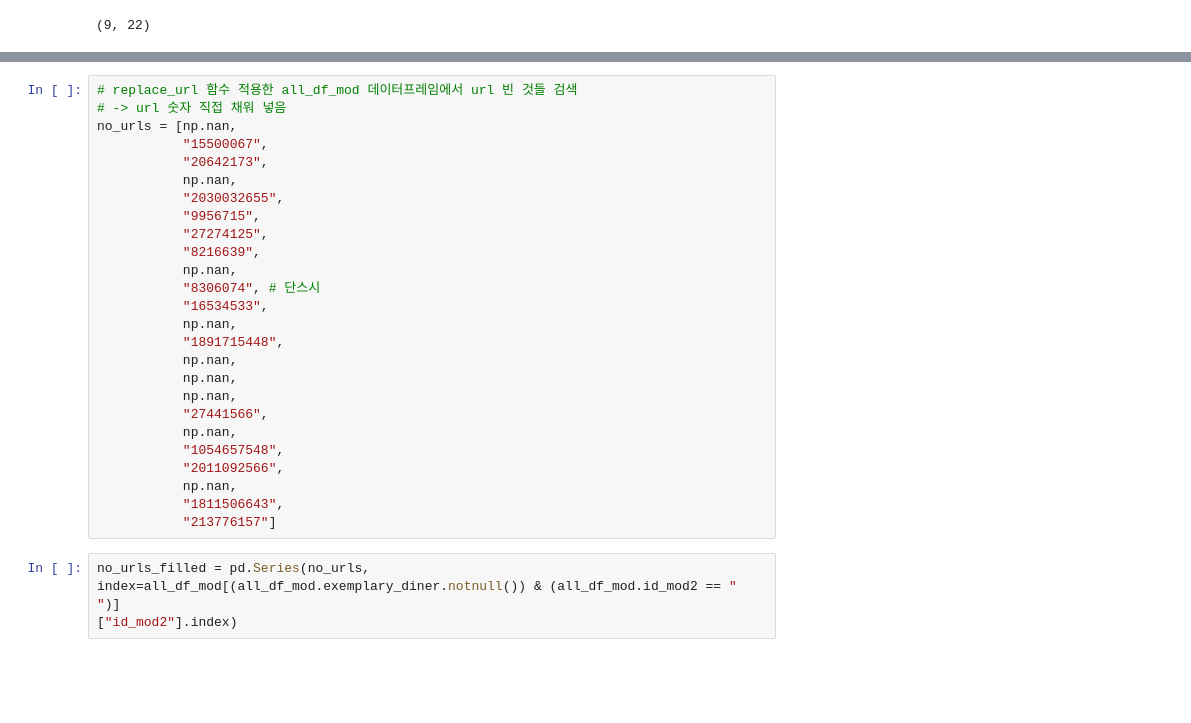
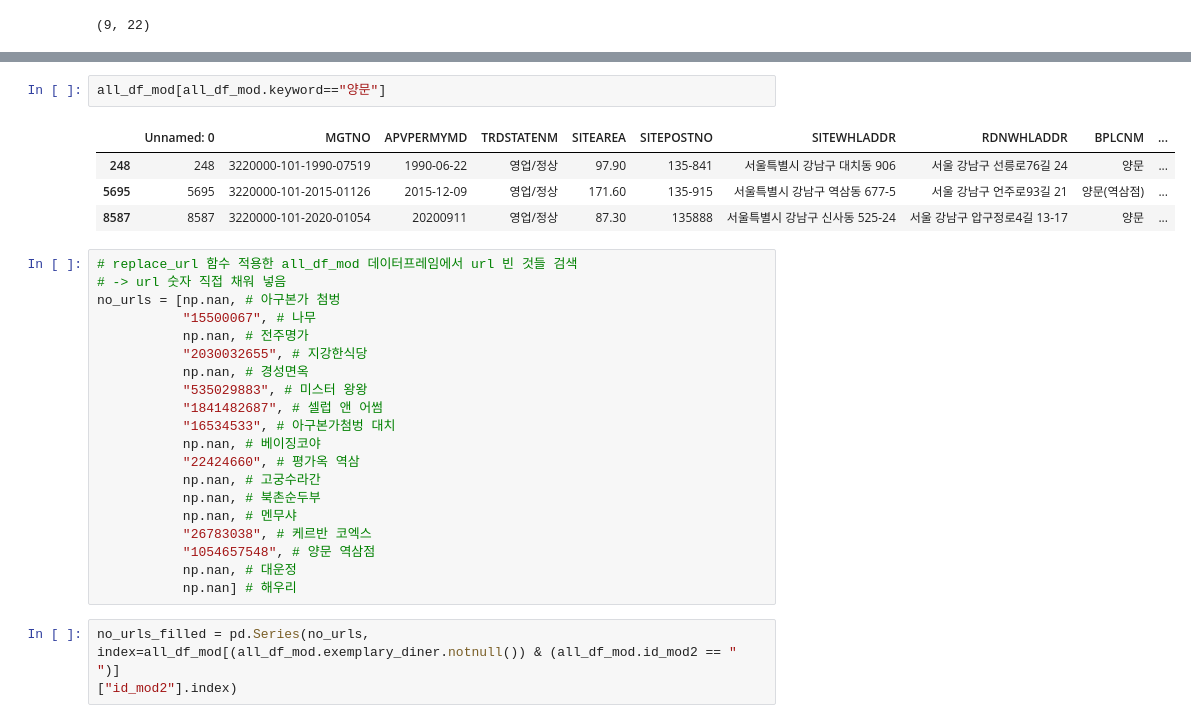
Before and after one commit to benidjor/model-restaurant-in-gangnam, a Jupyter notebook: kakao_reviews_by_request.ipynb, the cells around one changed output, grey strips where cells are left out. Saved outputs shown, nothing was run; the diff lists cells and outputs as text; blank space fills up the shorter version.

```diff
--- a/kakao_reviews_by_request.ipynb
+++ b/kakao_reviews_by_request.ipynb
@@ -431,30 +472,31 @@ all_df_mod[(all_df_mod.exemplary_diner.notnull()) & (all_df_mod.id_mod2 == " ")]
 Name: keyword, dtype: object
+# %%
+all_df_mod[all_df_mod.keyword=="양문"]
+# %% [output]
+|  | Unnamed: 0 | MGTNO | APVPERMYMD | TRDSTATENM | SITEAREA | SITEPOSTNO | SITEWHLADDR | RDNWHLADDR | BPLCNM | ... |
+| 248 | 248 | 3220000-101-1990-07519 | 1990-06-22 | 영업/정상 | 97.90 | 135-841 | 서울특별시 강남구 대치동 906 | 서울 강남구 선릉로76길 24 | 양문 | ... |
+| 5695 | 5695 | 3220000-101-2015-01126 | 2015-12-09 | 영업/정상 | 171.60 | 135-915 | 서울특별시 강남구 역삼동 677-5 | 서울 강남구 언주로93길 21 | 양문(역삼점) | ... |
+| 8587 | 8587 | 3220000-101-2020-01054 | 20200911 | 영업/정상 | 87.30 | 135888 | 서울특별시 강남구 신사동 525-24 | 서울 강남구 압구정로4길 13-17 | 양문 | ... |
 # %%
 # replace_url 함수 적용한 all_df_mod 데이터프레임에서 url 빈 것들 검색
 # -> url 숫자 직접 채워 넣음
-no_urls = [np.nan,
-           "15500067",
-           "20642173",
-           np.nan,
-           "2030032655",
-           "9956715",
-           "27274125",
-           "8216639",
-           np.nan,
-           "8306074", # 단스시
-           "16534533",
-           np.nan,
-           "1891715448",
-           np.nan,
-           np.nan,
-           np.nan,
-           "27441566",
-           np.nan,
-           "1054657548",
-           "2011092566",
-           np.nan,
-           "1811506643",
-           "213776157"]
+no_urls = [np.nan, # 아구본가 첨벙
+           "15500067", # 나무
+           np.nan, # 전주명가
+           "2030032655", # 지강한식당
+           np.nan, # 경성면옥
+           "535029883", # 미스터 왕왕
+           "1841482687", # 셀럽 앤 어썸
+           "16534533", # 아구본가첨벙 대치
+           np.nan, # 베이징코야
+           "22424660", # 평가옥 역삼
+           np.nan, # 고궁수라간
+           np.nan, # 북촌순두부
+           np.nan, # 멘무샤
+           "26783038", # 케르반 코엑스
+           "1054657548", # 양문 역삼점
+           np.nan, # 대운정
+           np.nan] # 해우리
 # %%
 no_urls_filled = pd.Series(no_urls, index=all_df_mod[(all_df_mod.exemplary_diner.notnull()) & (all_df_mod.id_mod2 == " ")]
 ["id_mod2"].index)
```
Also changed, not shown: parts of 27 cells of this notebook, 3 other files.
